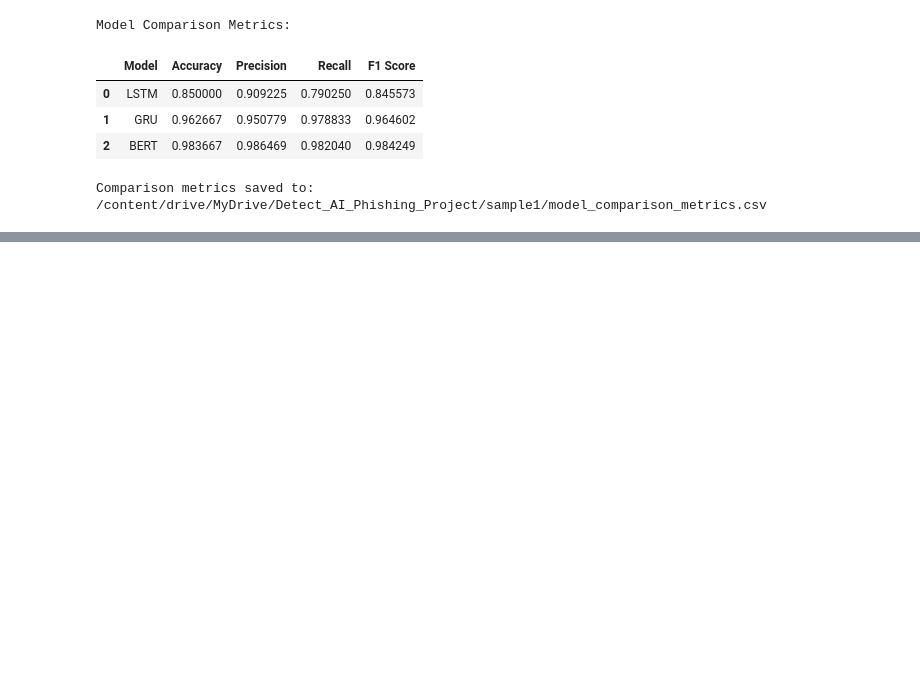
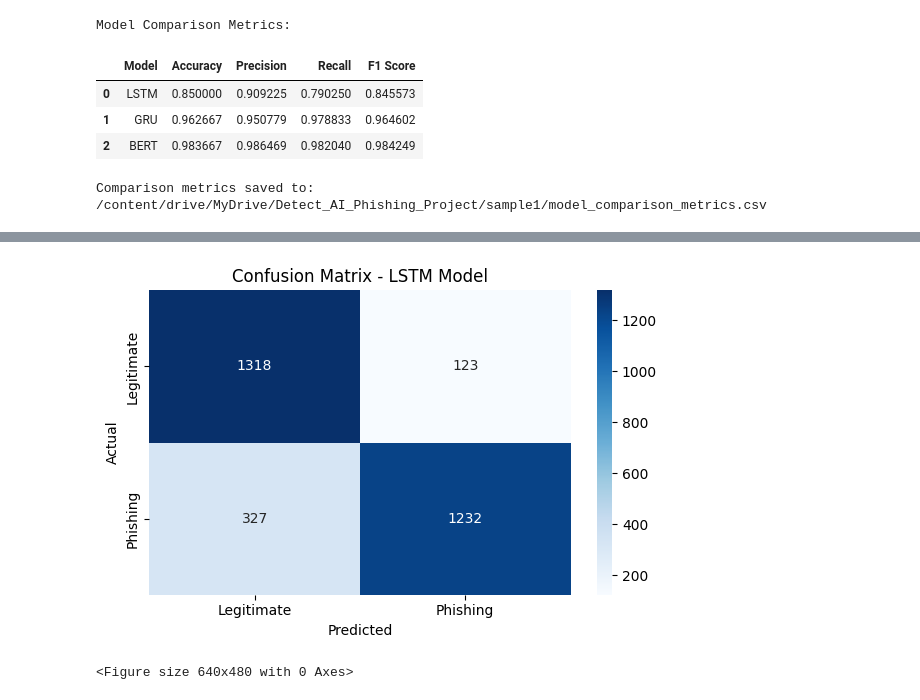
Before and after one commit to kushalshah0/colab_tools, a Jupyter notebook: ai-generated-phishing-emails-detection.ipynb, the cells around one changed output, grey strips where cells are left out. Saved outputs shown, nothing was run; the diff lists cells and outputs as text; code cells hidden in the pictures; blank space fills up the shorter version.

```diff
--- a/ai-generated-phishing-emails-detection.ipynb
+++ b/ai-generated-phishing-emails-detection.ipynb
@@ -822,0 +908,20 @@ Comparison metrics saved to: /content/drive/MyDrive/Detect_AI_Phishing_Project/s
+# %%
+from sklearn.metrics import confusion_matrix
+import matplotlib.pyplot as plt
+import seaborn as sns
+
+# Calculate confusion matrix for LSTM
+cm_lstm = confusion_matrix(test_labels, lstm_preds)
+
+# Plot Confusion Matrix for LSTM
+plt.figure(figsize=(6,4))
+sns.heatmap(cm_lstm, annot=True, fmt='d', cmap='Blues', xticklabels=['Legitimate', 'Phishing'], yticklabels=['Legitimate', 'Phishing'])
+plt.xlabel('Predicted')
+plt.ylabel('Actual')
+plt.title('Confusion Matrix - LSTM Model')
+plt.tight_layout()
+plt.show()
+plt.savefig(f"{BASE_DIR}/{SAMPLE_NAME}/confusion_matrix_lstm.png")
+# %% [output]
+[figure, added]
+<Figure size 640x480 with 0 Axes>
```
Also changed, not shown: parts of 4 cells of this notebook.
